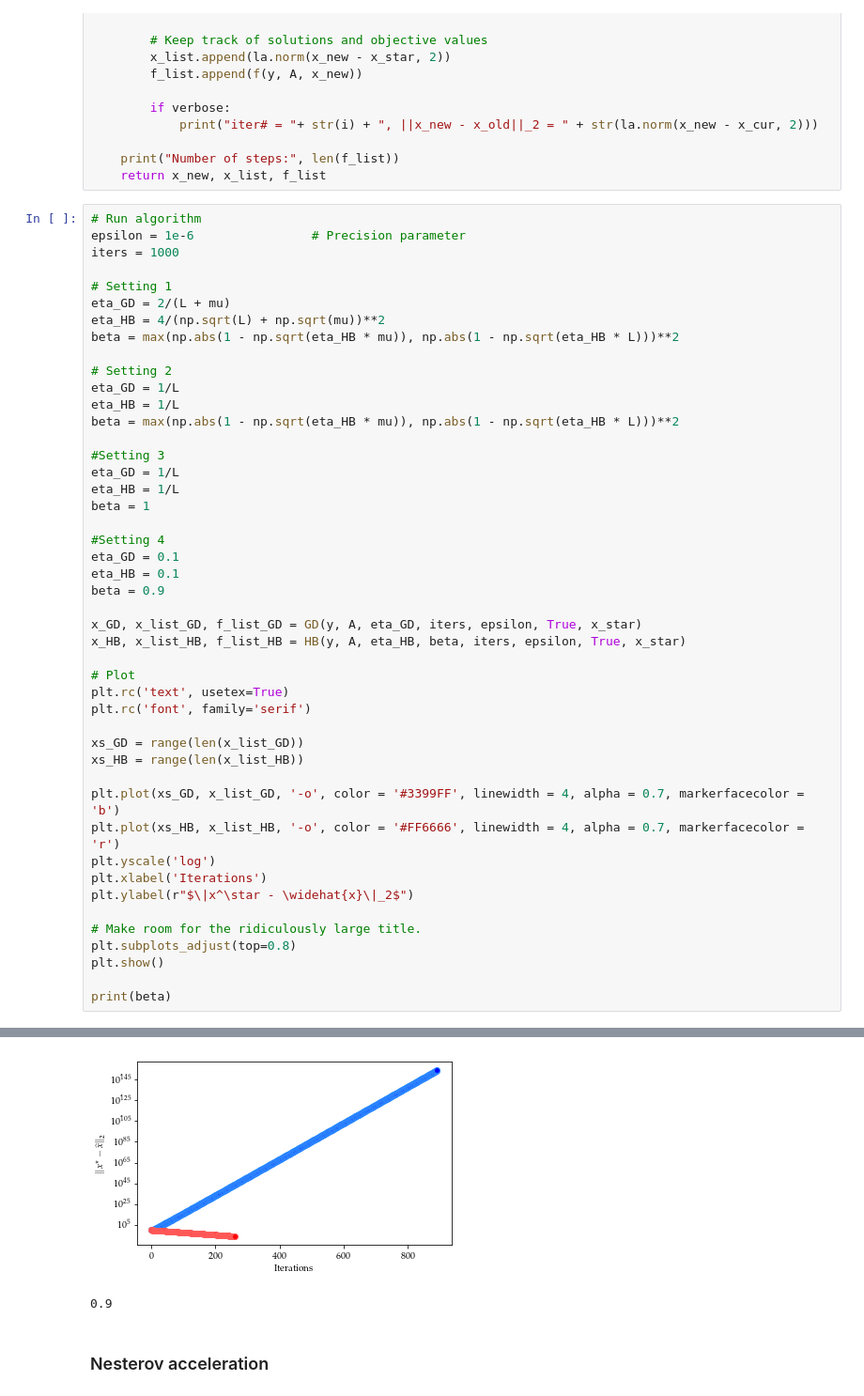
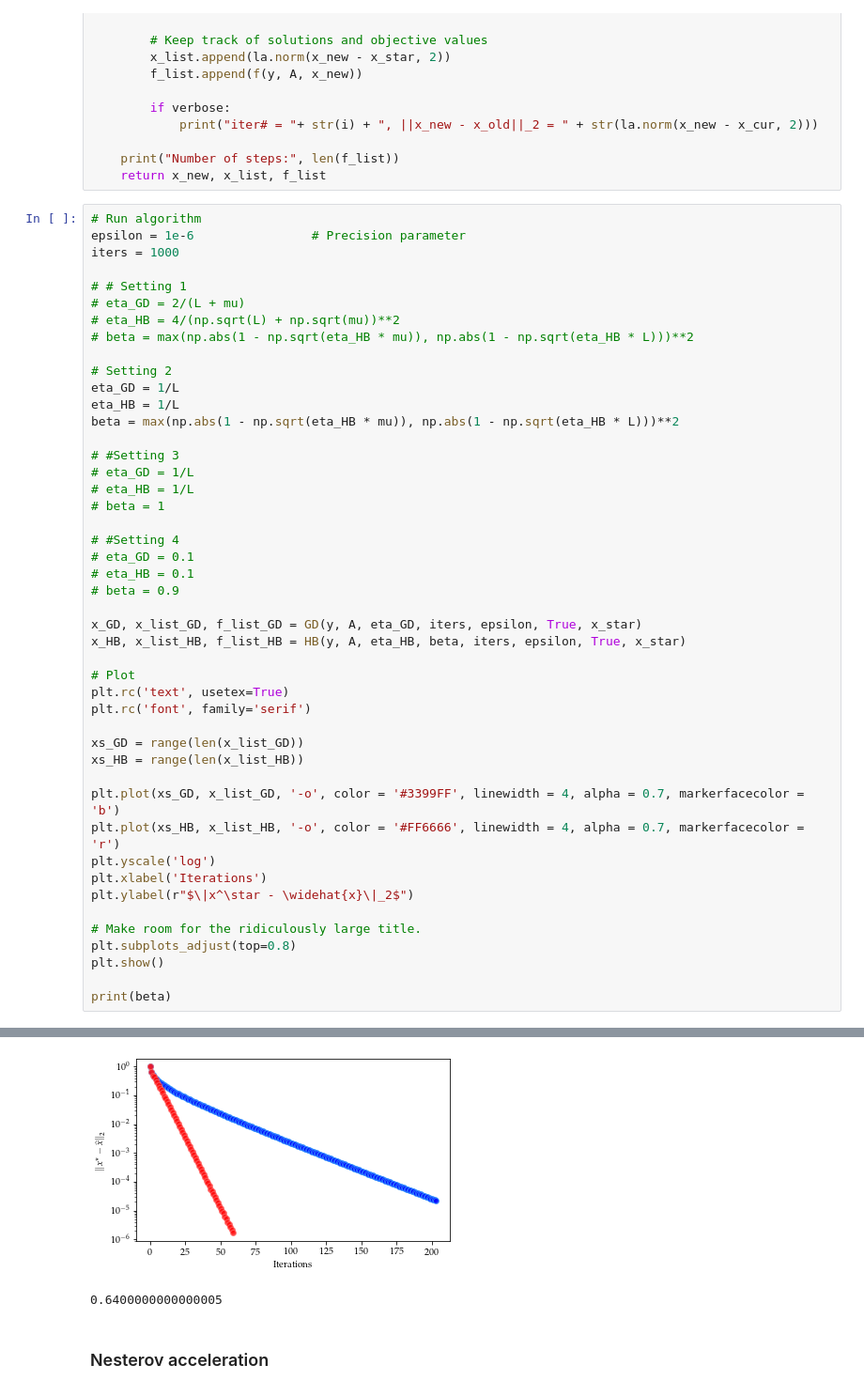
Before and after one commit to akyrillidis/comp414-514, a Jupyter notebook: schedule/images/Chapter 6.ipynb, the cells around one changed output, grey strips where cells are left out. Shown at 94% size. Saved outputs shown, nothing was run; the diff lists cells and outputs as text.

```diff
--- a/schedule/images/Chapter 6.ipynb
+++ b/schedule/images/Chapter 6.ipynb
@@ -141,25 +141,25 @@ def HB(y, A, eta, beta, iters, epsilon, verbose, x_star):
 epsilon = 1e-6                # Precision parameter
 iters = 1000
 
-# Setting 1
-eta_GD = 2/(L + mu)
-eta_HB = 4/(np.sqrt(L) + np.sqrt(mu))**2
-beta = max(np.abs(1 - np.sqrt(eta_HB * mu)), np.abs(1 - np.sqrt(eta_HB * L)))**2
+# # Setting 1
+# eta_GD = 2/(L + mu)
+# eta_HB = 4/(np.sqrt(L) + np.sqrt(mu))**2
+# beta = max(np.abs(1 - np.sqrt(eta_HB * mu)), np.abs(1 - np.sqrt(eta_HB * L)))**2
 
 # Setting 2
 eta_GD = 1/L
 eta_HB = 1/L
 beta = max(np.abs(1 - np.sqrt(eta_HB * mu)), np.abs(1 - np.sqrt(eta_HB * L)))**2
 
-#Setting 3
-eta_GD = 1/L
-eta_HB = 1/L
-beta = 1
+# #Setting 3
+# eta_GD = 1/L
+# eta_HB = 1/L
+# beta = 1
 
-#Setting 4
-eta_GD = 0.1
-eta_HB = 0.1
-beta = 0.9
+# #Setting 4
+# eta_GD = 0.1
+# eta_HB = 0.1
+# beta = 0.9
 
 x_GD, x_list_GD, f_list_GD = GD(y, A, eta_GD, iters, epsilon, True, x_star)
 x_HB, x_list_HB, f_list_HB = HB(y, A, eta_HB, beta, iters, epsilon, True, x_star)
@@ -203,5 +203,5 @@ Number of steps: 262
-[figure, old version]
+[figure, new version]
-0.9
+0.6400000000000005
 # %% [markdown]
 ### Nesterov acceleration
 # %% [markdown]
```
Also changed, not shown: parts of 7 cells of this notebook.
